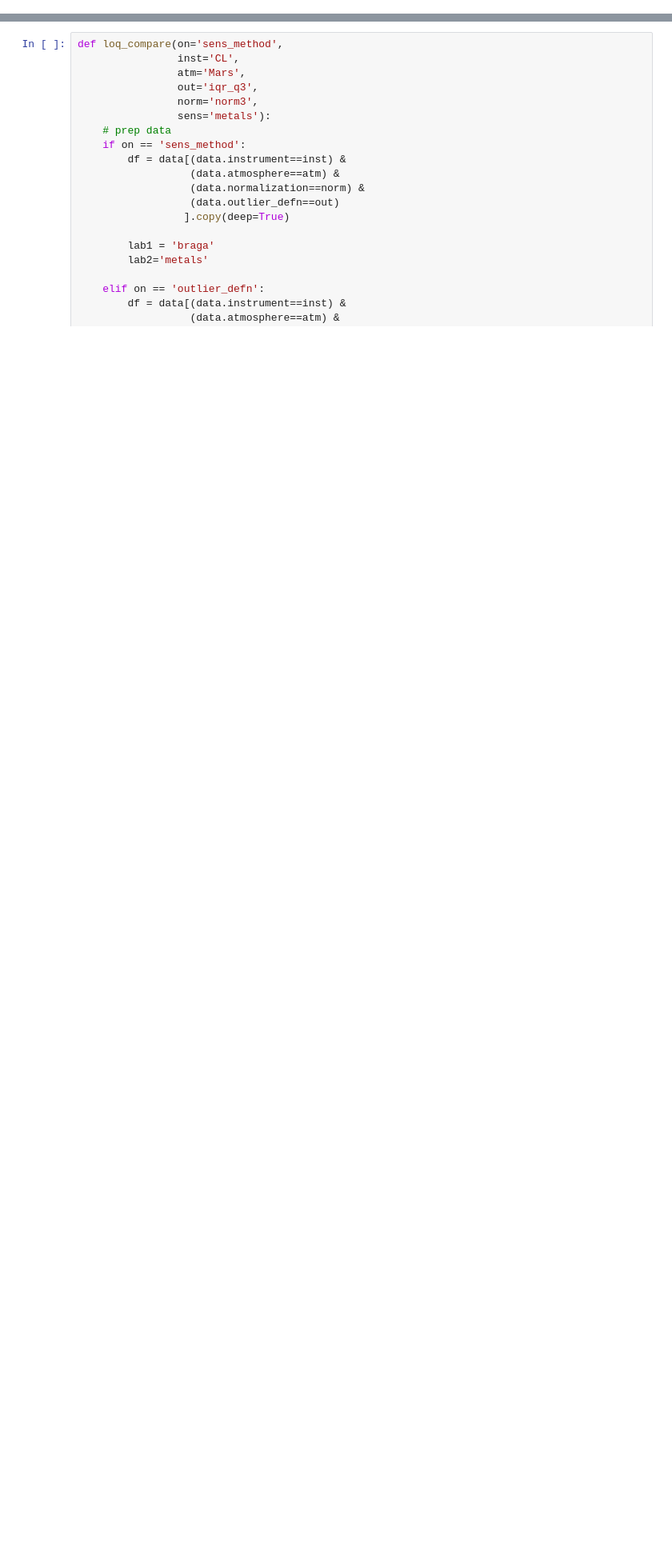
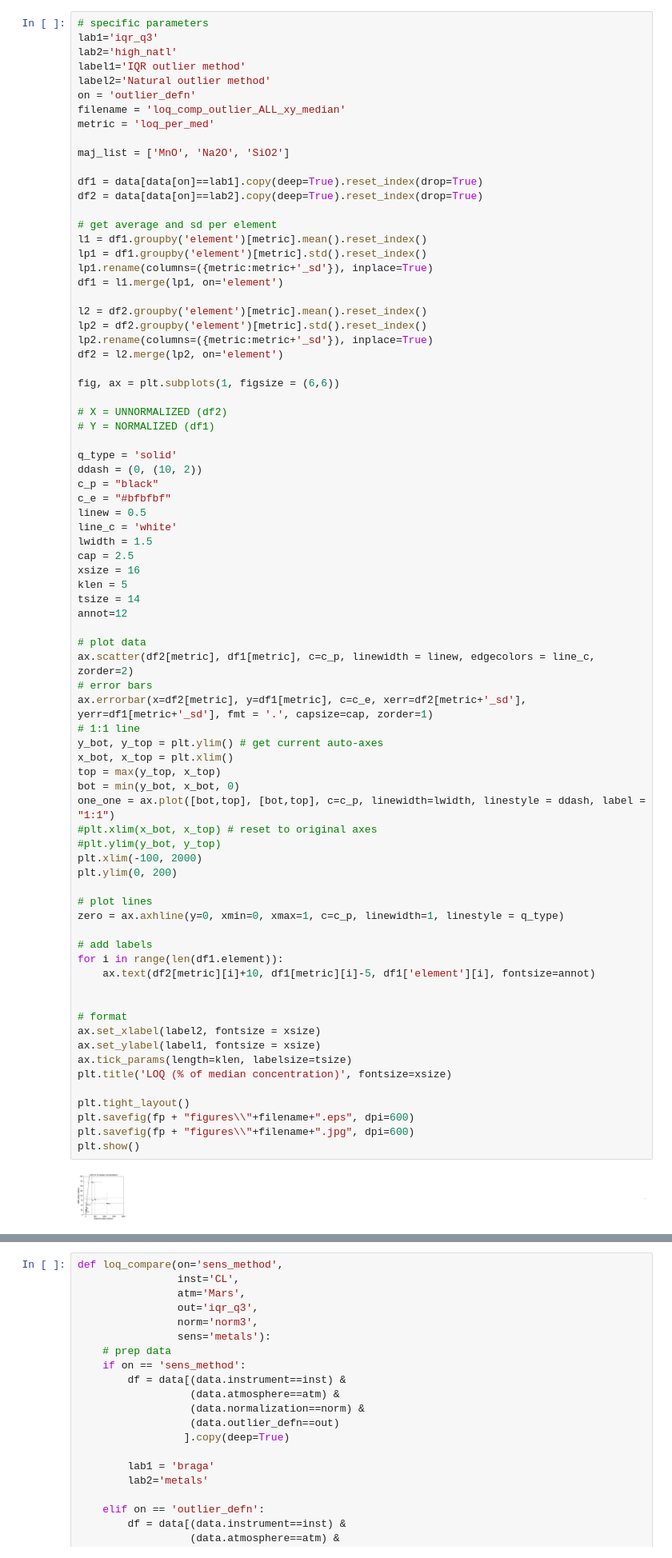
Before and after one commit to ytsmacr/LOD-paper, a Jupyter notebook: Figures.ipynb, the cells around one changed output, grey strips where cells are left out. Shown: that part at 80% size. Saved outputs shown, nothing was run; the diff lists cells and outputs as text; blank space fills up the shorter version.

```diff
--- a/Figures.ipynb
+++ b/Figures.ipynb
@@ -27,0 +160,79 @@ Matplotlib version 3.4.2
+# %%
+# specific parameters
+lab1='iqr_q3'
+lab2='high_natl'
+label1='IQR outlier method'
+label2='Natural outlier method'
+on = 'outlier_defn'
+filename = 'loq_comp_outlier_ALL_xy_median'
+metric = 'loq_per_med'
+
+maj_list = ['MnO', 'Na2O', 'SiO2']
+
+df1 = data[data[on]==lab1].copy(deep=True).reset_index(drop=True)
+df2 = data[data[on]==lab2].copy(deep=True).reset_index(drop=True)
+
+# get average and sd per element
+l1 = df1.groupby('element')[metric].mean().reset_index()
+lp1 = df1.groupby('element')[metric].std().reset_index()
+lp1.rename(columns=({metric:metric+'_sd'}), inplace=True)
+df1 = l1.merge(lp1, on='element')
+
+l2 = df2.groupby('element')[metric].mean().reset_index()
+lp2 = df2.groupby('element')[metric].std().reset_index()
+lp2.rename(columns=({metric:metric+'_sd'}), inplace=True)
+df2 = l2.merge(lp2, on='element')
+
+fig, ax = plt.subplots(1, figsize = (6,6))
+
+# X = UNNORMALIZED (df2)
+# Y = NORMALIZED (df1)
+
+q_type = 'solid'
+ddash = (0, (10, 2))
+c_p = "black"
+c_e = "#bfbfbf"
+linew = 0.5
+line_c = 'white'
+lwidth = 1.5
+cap = 2.5
+xsize = 16
+klen = 5
+tsize = 14
+annot=12
+
+# plot data
+ax.scatter(df2[metric], df1[metric], c=c_p, linewidth = linew, edgecolors = line_c, zorder=2)
+# error bars
+ax.errorbar(x=df2[metric], y=df1[metric], c=c_e, xerr=df2[metric+'_sd'], yerr=df1[metric+'_sd'], fmt = '.', capsize=cap, zorder=1)
+# 1:1 line
+y_bot, y_top = plt.ylim() # get current auto-axes
+x_bot, x_top = plt.xlim()
+top = max(y_top, x_top)
+bot = min(y_bot, x_bot, 0)
+one_one = ax.plot([bot,top], [bot,top], c=c_p, linewidth=lwidth, linestyle = ddash, label = "1:1")
+#plt.xlim(x_bot, x_top) # reset to original axes
+#plt.ylim(y_bot, y_top)
+plt.xlim(-100, 2000)
+plt.ylim(0, 200)
+
+# plot lines
+zero = ax.axhline(y=0, xmin=0, xmax=1, c=c_p, linewidth=1, linestyle = q_type)
+
+# add labels
+for i in range(len(df1.element)):
+    ax.text(df2[metric][i]+10, df1[metric][i]-5, df1['element'][i], fontsize=annot)
+
+
+# format
+ax.set_xlabel(label2, fontsize = xsize)
+ax.set_ylabel(label1, fontsize = xsize)
+ax.tick_params(length=klen, labelsize=tsize)
+plt.title('LOQ (% of median concentration)', fontsize=xsize)
+
+plt.tight_layout()
+plt.savefig(fp + "figures\\"+filename+".eps", dpi=600)
+plt.savefig(fp + "figures\\"+filename+".jpg", dpi=600)
+plt.show()
+# %% [output]
+[figure, added]
```
Also changed, not shown: parts of 58 cells of this notebook.
